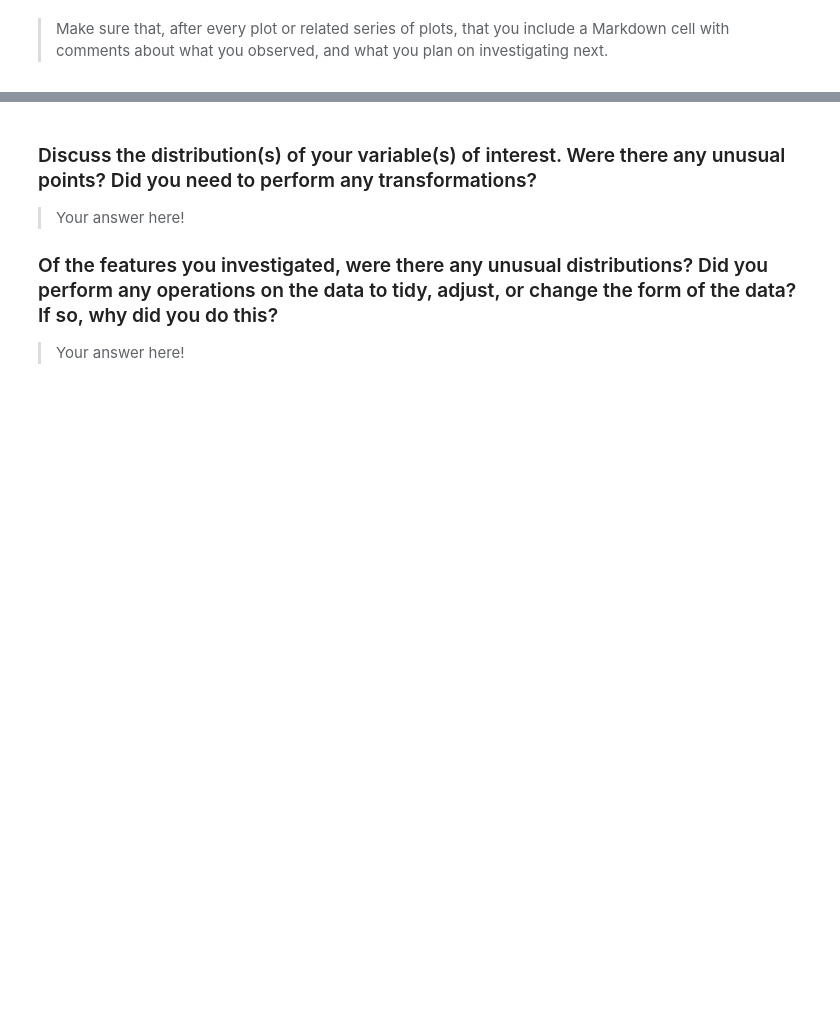
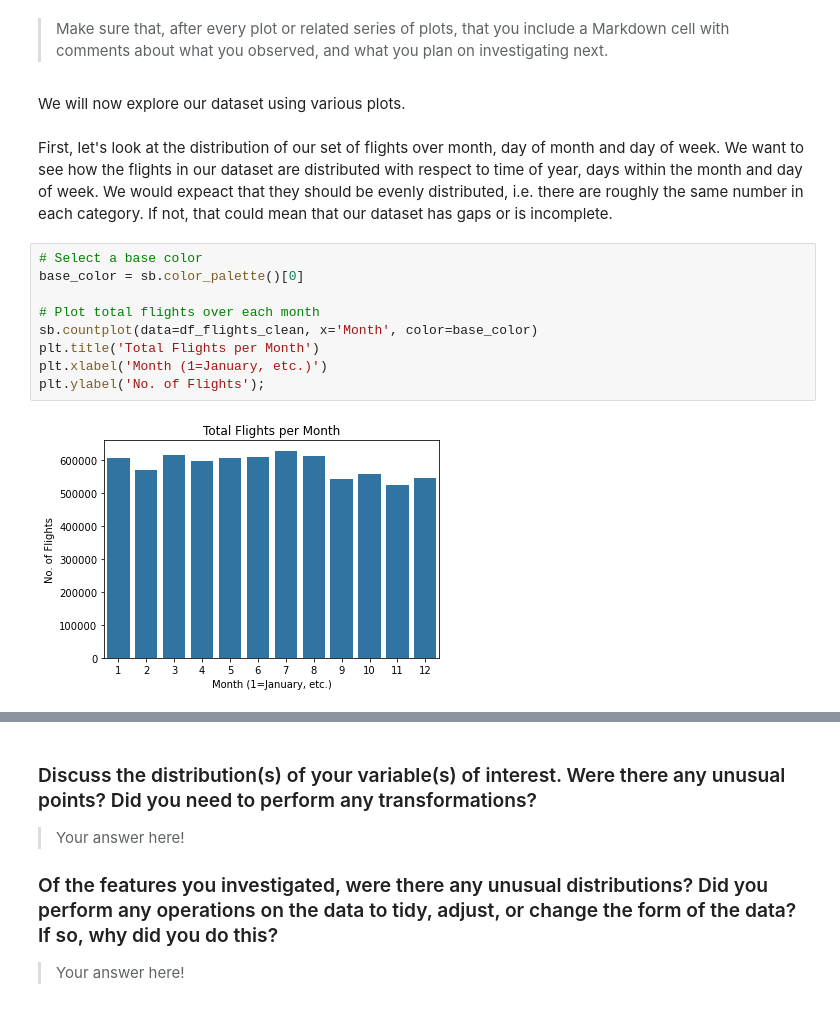
Before and after one commit to maleina/US-Flight-Data, a Jupyter notebook: flight_data_exploration.ipynb, the cells around one changed output, grey strips where cells are left out. Drawn from its saved outputs; the diff is of its cells as text; blank space fills up the shorter version.

```diff
--- a/flight_data_exploration.ipynb
+++ b/flight_data_exploration.ipynb
@@ -483,3 +447,18 @@ and prepare yourself to look at relationships between variables.
 > Make sure that, after every plot or related series of plots, that you
 include a Markdown cell with comments about what you observed, and what
 you plan on investigating next.
+# %% [markdown]
+We will now explore our dataset using various plots.
+# %% [markdown]
+First, let's look at the distribution of our set of flights over month, day of month and day of week. We want to see how the flights in our dataset are distributed with respect to time of year, days within the month and day of week.  We would expeact that they should be evenly distributed, i.e. there are roughly the same number in each category. If not, that could mean that our dataset has gaps or is incomplete.
+# %%
+# Select a base color
+base_color = sb.color_palette()[0]
+
+# Plot total flights over each month
+sb.countplot(data=df_flights_clean, x='Month', color=base_color)
+plt.title('Total Flights per Month')
+plt.xlabel('Month (1=January, etc.)')
+plt.ylabel('No. of Flights');
+# %% [output]
+[figure, added]
```
Also changed, not shown: parts of 39 cells of this notebook.
